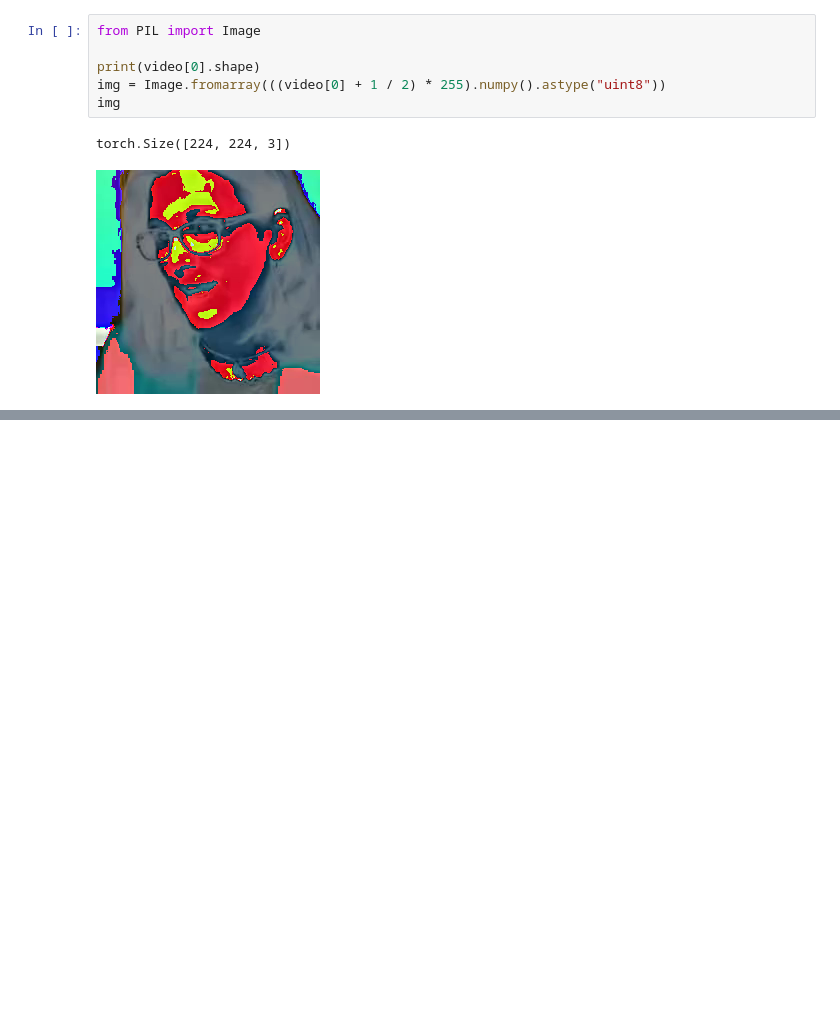
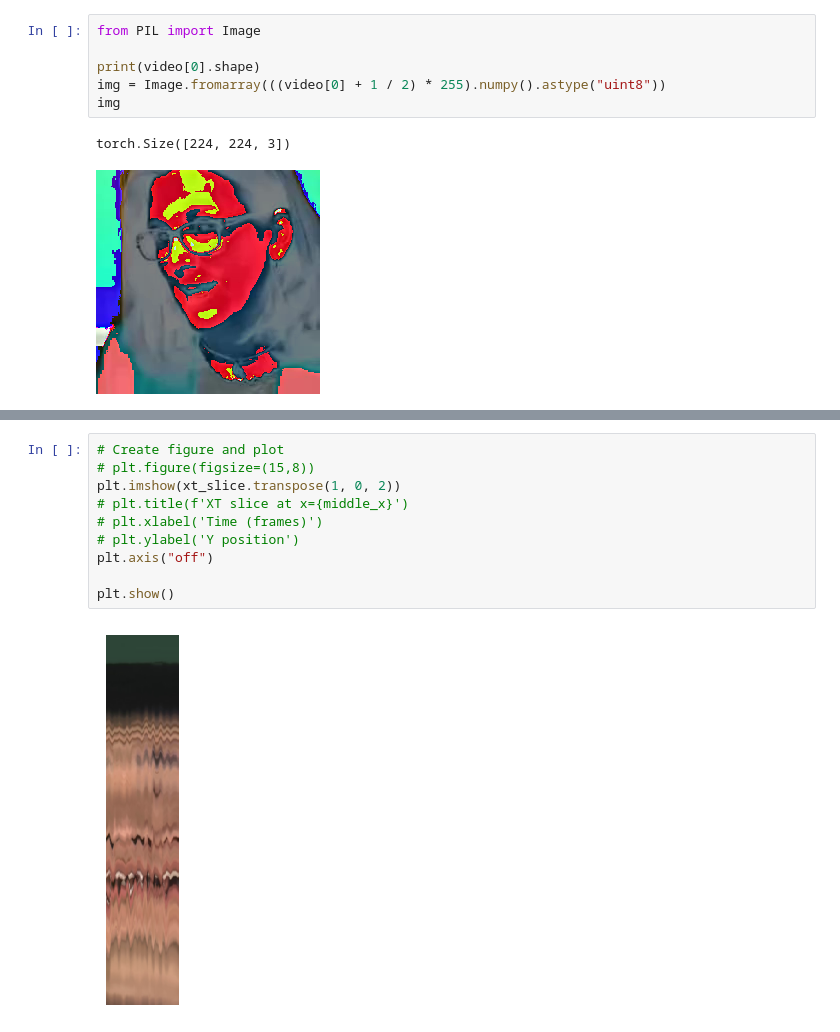
Before and after one commit to antonibigata/generative-models, a Jupyter notebook: notebooks/facenet.ipynb, the cells around one changed output, grey strips where cells are left out. Saved outputs shown, nothing was run; the diff lists cells and outputs as text; blank space fills up the shorter version.

```diff
--- a/notebooks/facenet.ipynb
+++ b/notebooks/facenet.ipynb
@@ -34,0 +71,12 @@ torch.Size([224, 224, 3])
+# %%
+# Create figure and plot
+# plt.figure(figsize=(15,8))
+plt.imshow(xt_slice.transpose(1, 0, 2))
+# plt.title(f'XT slice at x={middle_x}')
+# plt.xlabel('Time (frames)')
+# plt.ylabel('Y position')
+plt.axis("off")
+
+plt.show()
+# %% [output]
+[figure, added]
```
Also changed, not shown: parts of 1 cell of this notebook, 29 other files.
